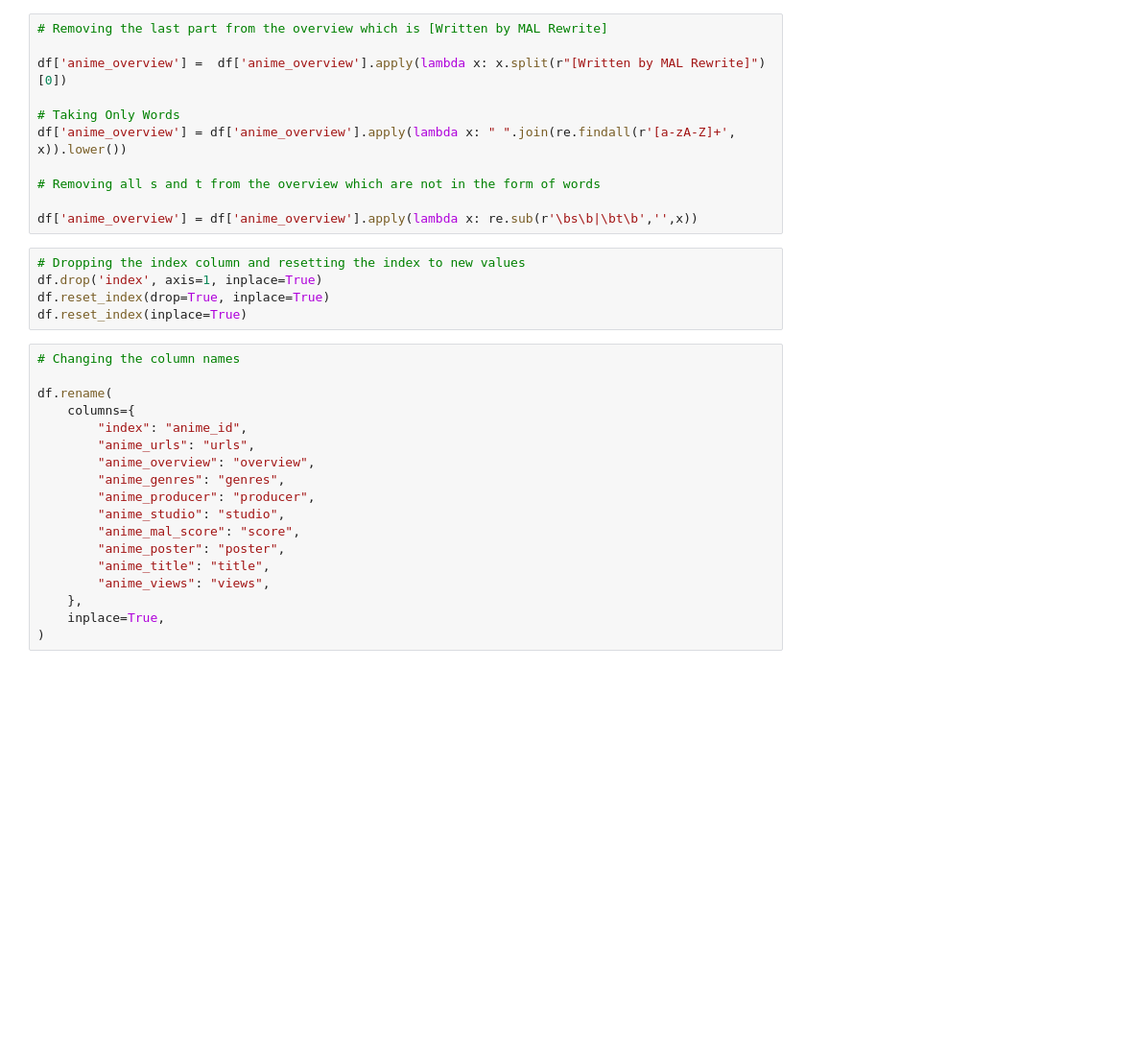
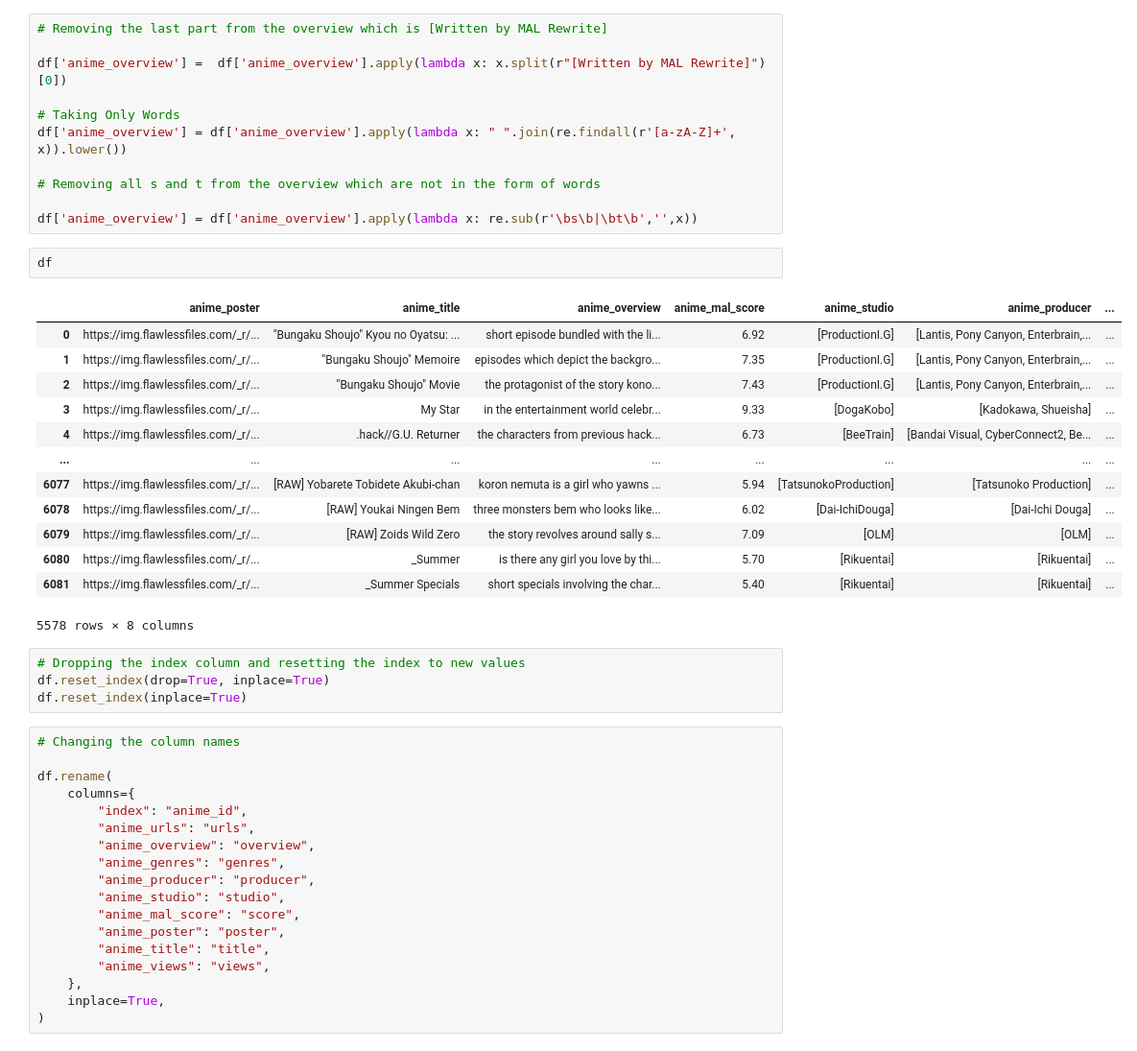
Before and after one commit to Harsh502s/Anime-Recommender-System, a Jupyter notebook: anime rec data cleaning.ipynb, the cells around one changed output. Shown at 96% size. Saved outputs shown, nothing was run; the diff lists cells and outputs as text; blank space fills up the shorter version.

```diff
--- a/anime rec data cleaning.ipynb
+++ b/anime rec data cleaning.ipynb
@@ -114,9 +147,24 @@ df['anime_overview'] = df['anime_overview'].apply(lambda x: " ".join(re.findall(
 # Removing all s and t from the overview which are not in the form of words
 
 df['anime_overview'] = df['anime_overview'].apply(lambda x: re.sub(r'\bs\b|\bt\b','',x))
+# %%
+df
+# %% [output]
+|  | anime_poster | anime_title | anime_overview | anime_mal_score | anime_studio | anime_producer | ... |
+| 0 | https://img.flawlessfiles.com/_r/... | "Bungaku Shoujo" Kyou no Oyatsu: ... | short episode bundled with the li... | 6.92 | [ProductionI.G] | [Lantis, Pony Canyon, Enterbrain,... | ... |
+| 1 | https://img.flawlessfiles.com/_r/... | "Bungaku Shoujo" Memoire | episodes which depict the backgro... | 7.35 | [ProductionI.G] | [Lantis, Pony Canyon, Enterbrain,... | ... |
+| 2 | https://img.flawlessfiles.com/_r/... | "Bungaku Shoujo" Movie | the protagonist of the story kono... | 7.43 | [ProductionI.G] | [Lantis, Pony Canyon, Enterbrain,... | ... |
+| 3 | https://img.flawlessfiles.com/_r/... | My Star | in the entertainment world celebr... | 9.33 | [DogaKobo] | [Kadokawa, Shueisha] | ... |
+| 4 | https://img.flawlessfiles.com/_r/... | .hack//G.U. Returner | the characters from previous hack... | 6.73 | [BeeTrain] | [Bandai Visual, CyberConnect2, Be... | ... |
+| ... | ... | ... | ... | ... | ... | ... | ... |
+| 6077 | https://img.flawlessfiles.com/_r/... | [RAW] Yobarete Tobidete Akubi-chan | koron nemuta is a girl who yawns ... | 5.94 | [TatsunokoProduction] | [Tatsunoko Production] | ... |
+| 6078 | https://img.flawlessfiles.com/_r/... | [RAW] Youkai Ningen Bem | three monsters bem who looks like... | 6.02 | [Dai-IchiDouga] | [Dai-Ichi Douga] | ... |
+| 6079 | https://img.flawlessfiles.com/_r/... | [RAW] Zoids Wild Zero | the story revolves around sally s... | 7.09 | [OLM] | [OLM] | ... |
+| 6080 | https://img.flawlessfiles.com/_r/... | _Summer | is there any girl you love by thi... | 5.70 | [Rikuentai] | [Rikuentai] | ... |
+| 6081 | https://img.flawlessfiles.com/_r/... | _Summer Specials | short specials involving the char... | 5.40 | [Rikuentai] | [Rikuentai] | ... |
+5578 rows × 8 columns
 # %%
 # Dropping the index column and resetting the index to new values
-df.drop('index', axis=1, inplace=True)
 df.reset_index(drop=True, inplace=True)
 df.reset_index(inplace=True)
 # %%
```
Also changed, not shown: parts of 11 cells of this notebook, 3 other files.
